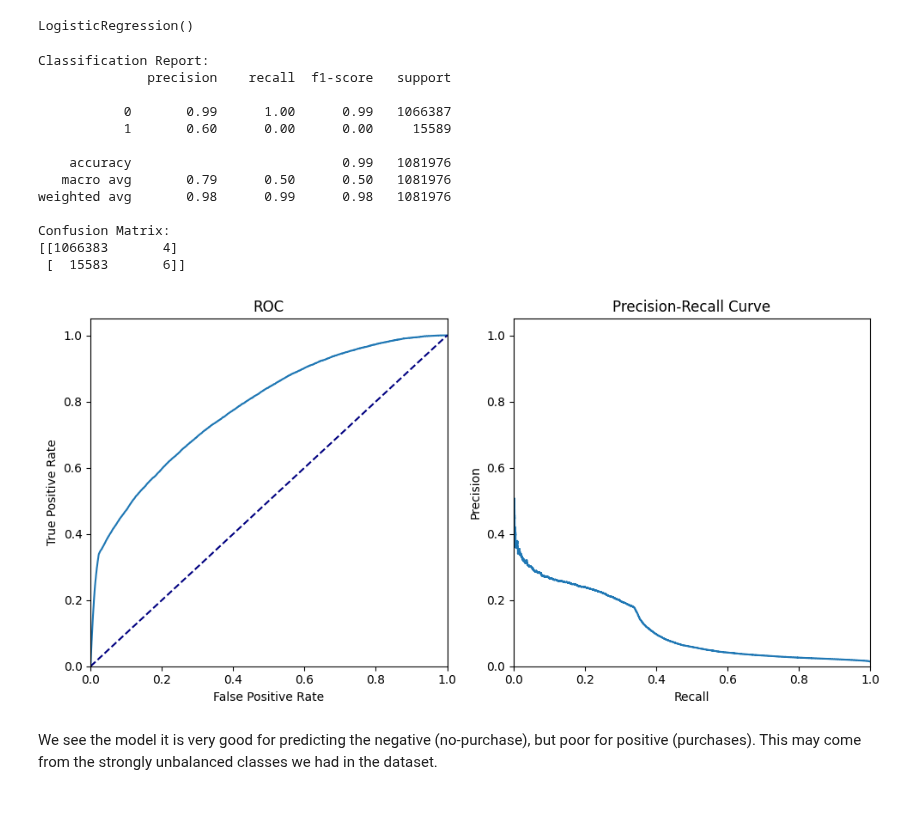
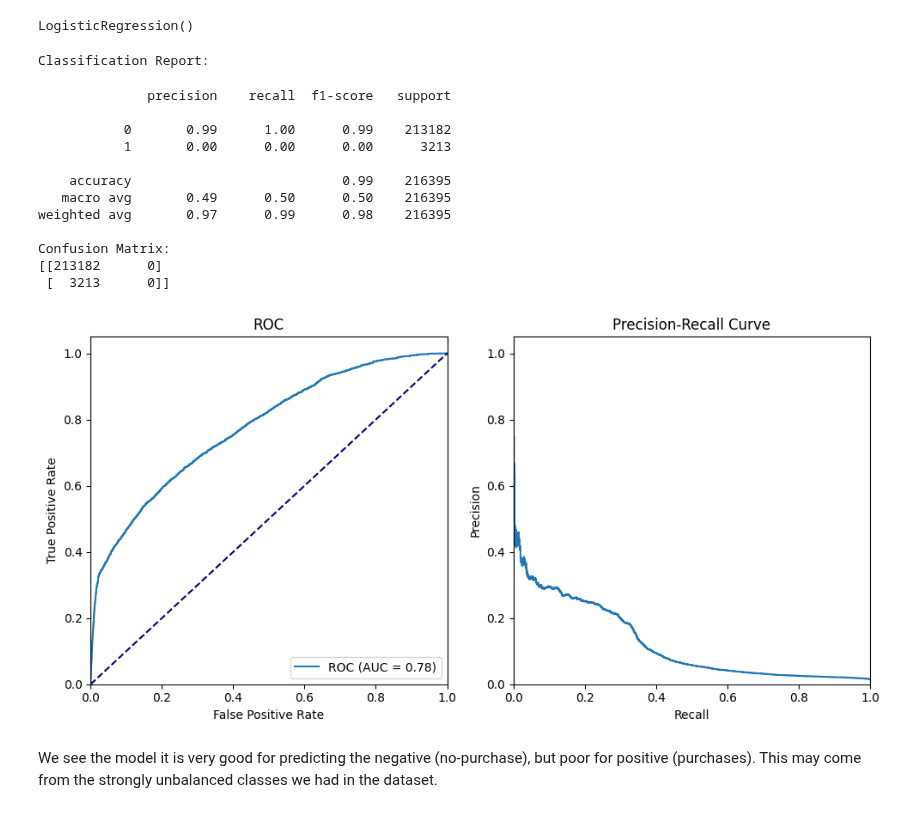
Before and after one commit to dan1dr/zrive-ds, a Jupyter notebook: src/module_3/push_exploration.ipynb, the cells around one changed output. Drawn from its saved outputs; the diff is of its cells as text; code cells hidden in the pictures.

```diff
--- a/src/module_3/push_exploration.ipynb
+++ b/src/module_3/push_exploration.ipynb
@@ -294,7 +298,7 @@ X = scaler.fit_transform(X)
 
 # Split again
 X_train, X_temp, y_train, y_temp = train_test_split(X, y, test_size=0.2, random_state=33)
-X_val, X_test, y_val, y_test = train_test_split(X, y, test_size=0.5, random_state=33)
+X_val, X_test, y_val, y_test = train_test_split(X_temp, y_temp, test_size=0.5, random_state=33)
 
 # Initialize model
 model = LogisticRegression()
@@ -310,55 +314,57 @@ print("Classification Report:")
 print(classification_report(y_val, y_val_pred))
 
 print("Confusion Matrix:")
-cm = confusion_matrix(y_val, y_val_pred)
-print(cm)
+print(confusion_matrix(y_val, y_val_pred))
 # %% [output]
 Classification Report:
-              precision    recall  f1-score   support
-
-           0       0.99      1.00      0.99   1066387
-           1       0.60      0.00      0.00     15589
-
-    accuracy                           0.99   1081976
-   macro avg       0.79      0.50      0.50   1081976
-weighted avg       0.98      0.99      0.98   1081976
-
-Confusion Matrix:
-[[1066383       4]
- [  15583       6]]
+              precision    recall  f1-score   support
+
+           0       0.99      1.00      0.99    213182
+           1       0.00      0.00      0.00      3213
+
+    accuracy                           0.99    216395
+   macro avg       0.49      0.50      0.50    216395
+weighted avg       0.97      0.99      0.98    216395
+
+Confusion Matrix:
+[[213182      0]
+ [  3213      0]]
 # %%
 # Calculate probabilities for the positive class
 y_val_probs = model.predict_proba(X_val)[:, 1]
 
 # ROC Curve
 fpr_val, tpr_val, _ = roc_curve(y_val, y_val_probs)
+roc_auc_val = auc(fpr_val, tpr_val)  # Calculate AUC
 
 plt.figure(figsize=(10,5))
 
 plt.subplot(1, 2, 1)
-plt.plot(fpr_val, tpr_val)
+plt.plot(fpr_val, tpr_val, label=f'ROC (AUC = {roc_auc_val:.2f})')
 plt.plot([0, 1], [0, 1], color='navy', linestyle='--')
 plt.xlim([0.0, 1.0])
 plt.ylim([0.0, 1.05])
 plt.xlabel('False Positive Rate')
 plt.ylabel('True Positive Rate')
 plt.title('ROC')
+plt.legend(loc="lower right")
+
 
 # Precision-Recall Curve
 precision_val, recall_val, _ = precision_recall_curve(y_val, y_val_probs)
 
 plt.subplot(1, 2, 2)
 plt.plot(recall_val, precision_val)
 plt.xlim([0.0, 1.0])
 plt.ylim([0.0, 1.05])
 plt.xlabel('Recall')
 plt.ylabel('Precision')
 plt.title('Precision-Recall Curve')
 
 plt.tight_layout()
 plt.show()
 # %% [output]
-[figure, old version]
+[figure, new version]
 # %% [markdown]
 We see the model it is very good for predicting the negative (no-purchase), but poor for positive (purchases). This may come from the strongly unbalanced classes we had in the dataset.
 # %%
```
Also changed, not shown: parts of 30 cells of this notebook.
